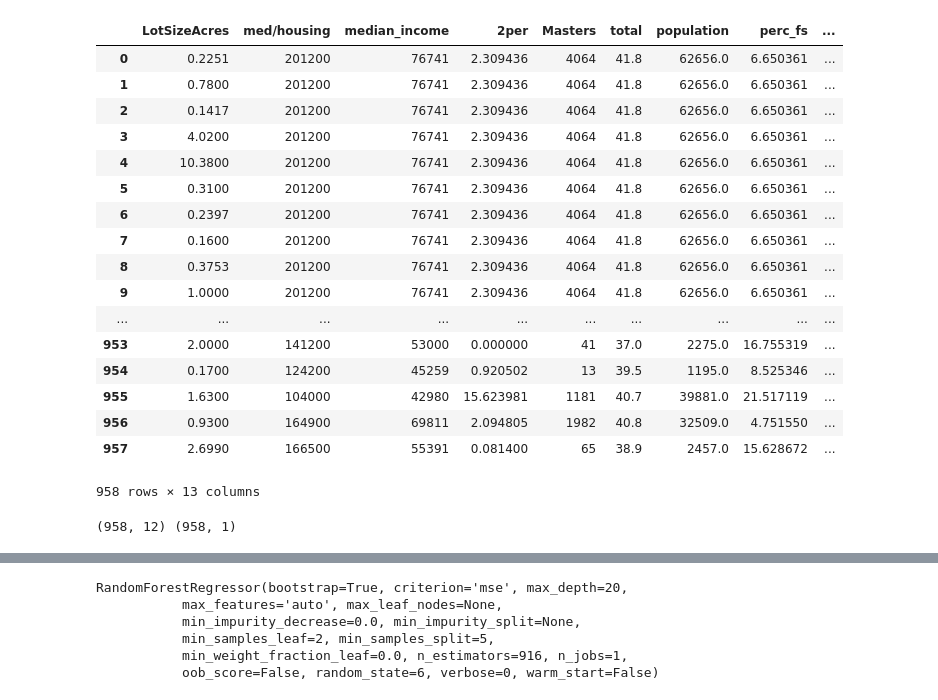
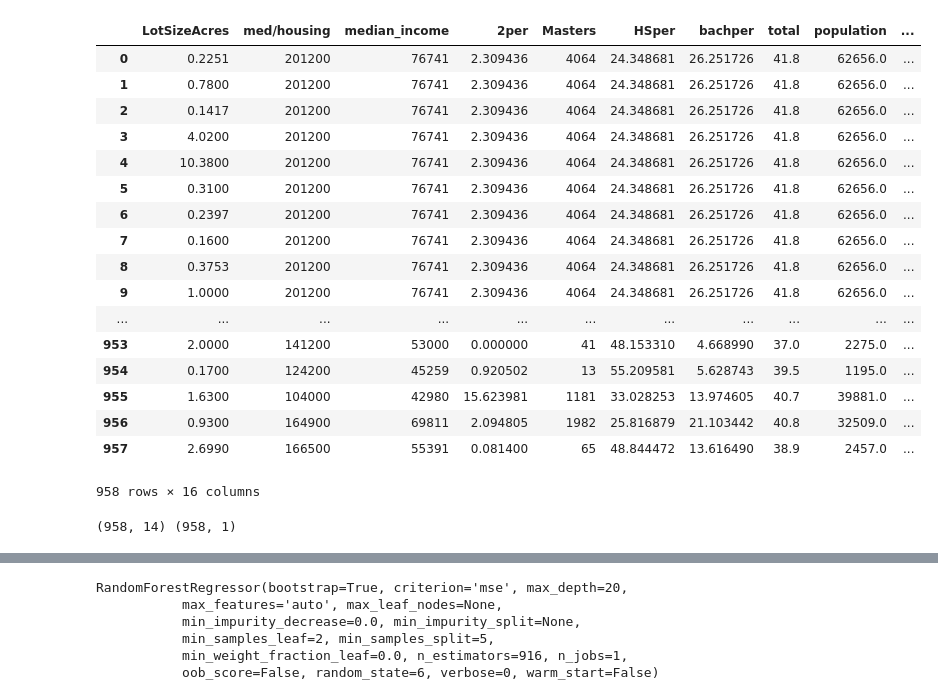
Before and after one commit to YKhmelnitskiy/Project-Real-Estate-Manager, a Jupyter notebook: RE.ipynb, the cells around one changed output, grey strips where cells are left out. Cells and saved outputs as stored; diff of their text form; code cells hidden in the pictures.

```diff
--- a/RE.ipynb
+++ b/RE.ipynb
@@ -32,6 +32,10 @@ pop3=pop2.loc[:, ["address/postal1", "population" ]]
 edu=pd.read_csv('education.csv', dtype={'total':float, 'address/postal1':int, 'Bachelors':int, 'Masters':int, 'HighSchool':int, 'Associates':int, 'Professional':int, 'Doctorate':int})
 edu2=edu.iloc[1:]
 edu3=edu2.loc[:, ["address/postal1", "total", "Bachelors", "Masters", "HighSchool", "Associates", "Professional", "Doctorate"]]
+edu3['bachper']=(edu3['Bachelors']/edu3['total'])*100
+edu3['docper']=(edu3['Doctorate']/edu3['total'])*100
+edu3['mastper']=(edu3['Masters']/edu3['total'])*100
+edu3['HSper']=(edu3['HighSchool']/edu3['total'])*100
 # %%
 
 
@@ -111,32 +115,35 @@ desc_df5=desc_df4.loc[desc_df4['building/rooms/bathstotal'] > 0, :]
+# %%
+desc_df12=desc_df11.loc[desc_df11["population"] > 1, :]
 # %%
-ML_df=desc_df11.loc[:, ["LotSizeAcres", "med/housing", "median_income", "2per", "Masters", "total", "population", "perc_fs", "location/distance", "summary/yearbuilt", "building/rooms/bathstotal", "building/rooms/beds", "sale/amount/saleamt"]]
+ML_df=desc_df12.loc[:, ["LotSizeAcres", "med/housing", "median_income", "2per", "Masters", "HSper", "bachper", "total", "population", "perc_fs", "location/distance", "summary/yearbuilt", "building/rooms/bathstotal", "building/rooms/beds", "sale/amount/saleamt"]]
 ML_df.to_csv('ML.csv')
+ML_df['difference_house']=ML_df['sale/amount/saleamt']-ML_df['med/housing']
 ML_df
 # %% [output]
-|  | LotSizeAcres | med/housing | median_income | 2per | Masters | total | population | perc_fs | ... |
-| 0 | 0.2251 | 201200 | 76741 | 2.309436 | 4064 | 41.8 | 62656.0 | 6.650361 | ... |
-| 1 | 0.7800 | 201200 | 76741 | 2.309436 | 4064 | 41.8 | 62656.0 | 6.650361 | ... |
-| 2 | 0.1417 | 201200 | 76741 | 2.309436 | 4064 | 41.8 | 62656.0 | 6.650361 | ... |
-| 3 | 4.0200 | 201200 | 76741 | 2.309436 | 4064 | 41.8 | 62656.0 | 6.650361 | ... |
-| 4 | 10.3800 | 201200 | 76741 | 2.309436 | 4064 | 41.8 | 62656.0 | 6.650361 | ... |
-| 5 | 0.3100 | 201200 | 76741 | 2.309436 | 4064 | 41.8 | 62656.0 | 6.650361 | ... |
-| 6 | 0.2397 | 201200 | 76741 | 2.309436 | 4064 | 41.8 | 62656.0 | 6.650361 | ... |
-| 7 | 0.1600 | 201200 | 76741 | 2.309436 | 4064 | 41.8 | 62656.0 | 6.650361 | ... |
-| 8 | 0.3753 | 201200 | 76741 | 2.309436 | 4064 | 41.8 | 62656.0 | 6.650361 | ... |
-| 9 | 1.0000 | 201200 | 76741 | 2.309436 | 4064 | 41.8 | 62656.0 | 6.650361 | ... |
-| ... | ... | ... | ... | ... | ... | ... | ... | ... | ... |
-| 953 | 2.0000 | 141200 | 53000 | 0.000000 | 41 | 37.0 | 2275.0 | 16.755319 | ... |
-| 954 | 0.1700 | 124200 | 45259 | 0.920502 | 13 | 39.5 | 1195.0 | 8.525346 | ... |
-| 955 | 1.6300 | 104000 | 42980 | 15.623981 | 1181 | 40.7 | 39881.0 | 21.517119 | ... |
-| 956 | 0.9300 | 164900 | 69811 | 2.094805 | 1982 | 40.8 | 32509.0 | 4.751550 | ... |
-| 957 | 2.6990 | 166500 | 55391 | 0.081400 | 65 | 38.9 | 2457.0 | 15.628672 | ... |
+|  | LotSizeAcres | med/housing | median_income | 2per | Masters | HSper | bachper | total | population | ... |
+| 0 | 0.2251 | 201200 | 76741 | 2.309436 | 4064 | 24.348681 | 26.251726 | 41.8 | 62656.0 | ... |
+| 1 | 0.7800 | 201200 | 76741 | 2.309436 | 4064 | 24.348681 | 26.251726 | 41.8 | 62656.0 | ... |
+| 2 | 0.1417 | 201200 | 76741 | 2.309436 | 4064 | 24.348681 | 26.251726 | 41.8 | 62656.0 | ... |
+| 3 | 4.0200 | 201200 | 76741 | 2.309436 | 4064 | 24.348681 | 26.251726 | 41.8 | 62656.0 | ... |
+| 4 | 10.3800 | 201200 | 76741 | 2.309436 | 4064 | 24.348681 | 26.251726 | 41.8 | 62656.0 | ... |
+| 5 | 0.3100 | 201200 | 76741 | 2.309436 | 4064 | 24.348681 | 26.251726 | 41.8 | 62656.0 | ... |
+| 6 | 0.2397 | 201200 | 76741 | 2.309436 | 4064 | 24.348681 | 26.251726 | 41.8 | 62656.0 | ... |
+| 7 | 0.1600 | 201200 | 76741 | 2.309436 | 4064 | 24.348681 | 26.251726 | 41.8 | 62656.0 | ... |
+| 8 | 0.3753 | 201200 | 76741 | 2.309436 | 4064 | 24.348681 | 26.251726 | 41.8 | 62656.0 | ... |
+| 9 | 1.0000 | 201200 | 76741 | 2.309436 | 4064 | 24.348681 | 26.251726 | 41.8 | 62656.0 | ... |
+| ... | ... | ... | ... | ... | ... | ... | ... | ... | ... | ... |
+| 953 | 2.0000 | 141200 | 53000 | 0.000000 | 41 | 48.153310 | 4.668990 | 37.0 | 2275.0 | ... |
+| 954 | 0.1700 | 124200 | 45259 | 0.920502 | 13 | 55.209581 | 5.628743 | 39.5 | 1195.0 | ... |
+| 955 | 1.6300 | 104000 | 42980 | 15.623981 | 1181 | 33.028253 | 13.974605 | 40.7 | 39881.0 | ... |
+| 956 | 0.9300 | 164900 | 69811 | 2.094805 | 1982 | 25.816879 | 21.103442 | 40.8 | 32509.0 | ... |
+| 957 | 2.6990 | 166500 | 55391 | 0.081400 | 65 | 48.844472 | 13.616490 | 38.9 | 2457.0 | ... |
-958 rows × 13 columns
+958 rows × 16 columns
 # %%
-X = ML_df[["LotSizeAcres", "location/distance", "med/housing", "perc_fs", "median_income", "2per", "Masters", "total", "population", "summary/yearbuilt", "building/rooms/bathstotal", "building/rooms/beds"]]
+X = ML_df[["LotSizeAcres", "location/distance", "med/housing", "perc_fs", "median_income", "HSper", "bachper", "2per", "Masters", "total", "population", "summary/yearbuilt", "building/rooms/bathstotal", "building/rooms/beds"]]
 y = ML_df["sale/amount/saleamt"].values.reshape(-1, 1)
 print(X.shape, y.shape)
 # %% [output]
-(958, 12) (958, 1)
+(958, 14) (958, 1)
 # %%
 from sklearn.model_selection import train_test_split
 
```
Also changed, not shown: parts of 25 cells of this notebook, 1 other file.
